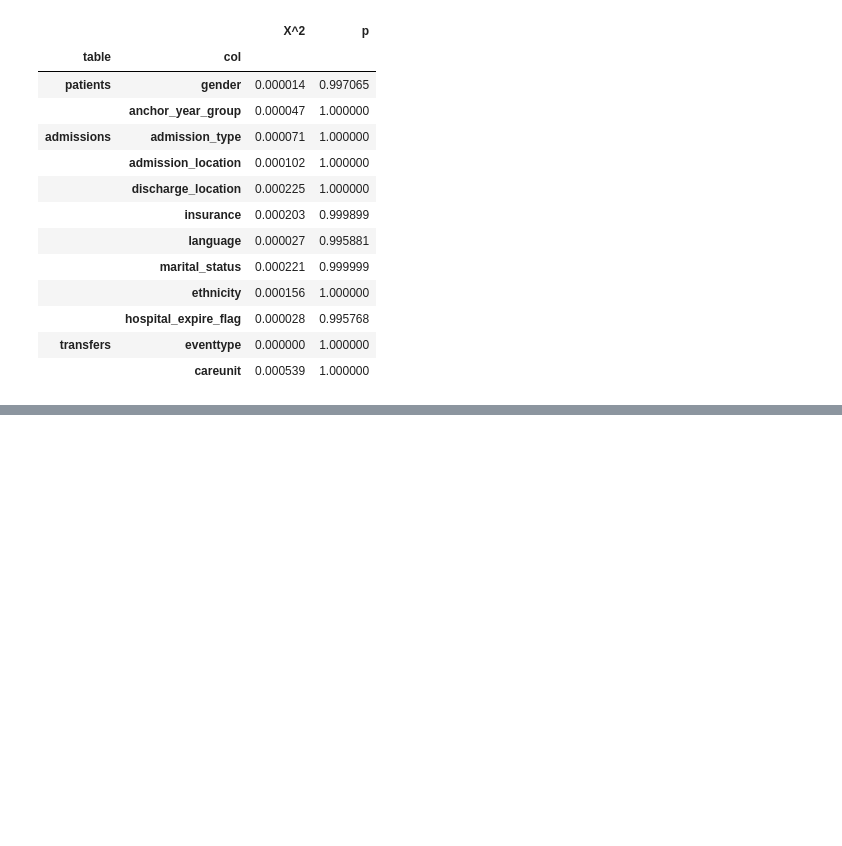
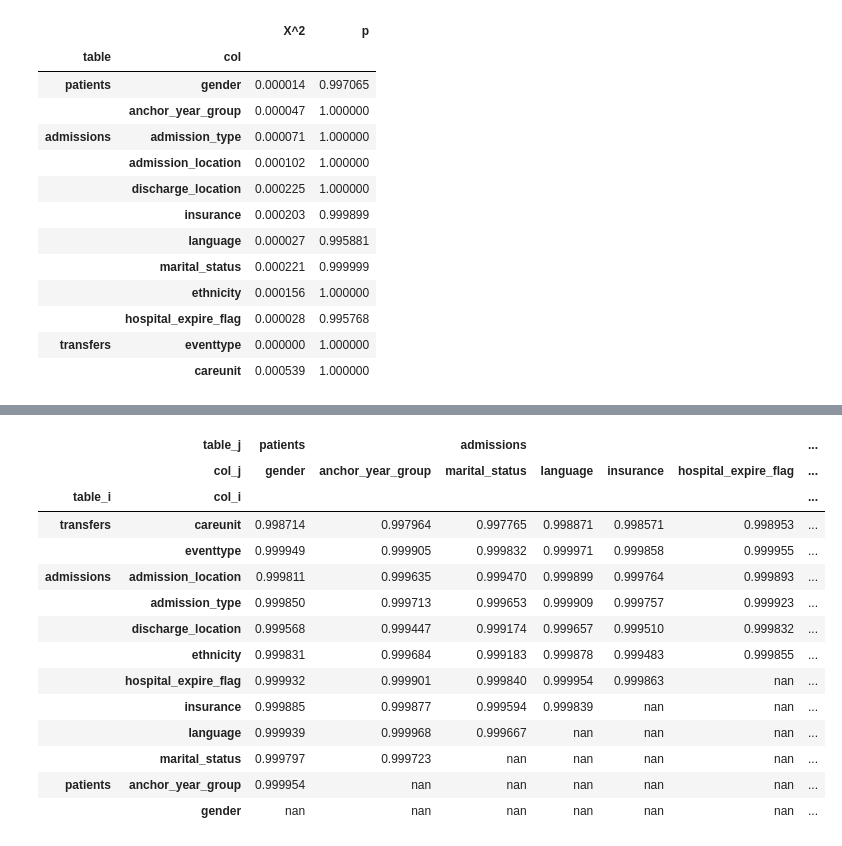
Before and after one commit to pasteur-dev/pasteur, a Jupyter notebook: notebooks/scratch.ipynb, the cells around one changed output, grey strips where cells are left out. Drawn from its saved outputs; the diff is of its cells as text; code cells hidden in the pictures; blank space fills up the shorter version.

Commit message:
add multitable discrete ks

```diff
--- a/notebooks/scratch.ipynb
+++ b/notebooks/scratch.ipynb
@@ -93,0 +111,11 @@ anchor_age
+# %%
+def get_parent(table):
+    match table:
+        case 'patients':
+            return None
+        case 'admissions':
+            return 'patients'
+        case 'transfers':
+            return 'admissions'
+        case _:
+            assert False, 'Table not found'
@@ -93,0 +167,37 @@ anchor_age
+# %%
+idx_tuples = []
+for table in reversed(tables):
+    a, _ = tables[table]
+    for col in sorted(a.keys()):
+        if is_categorical(table, col):
+            idx_tuples.append((table, col))
+
+idx = pd.MultiIndex.from_tuples(idx_tuples, names=['table_i', 'col_i'])
+cols = pd.MultiIndex.from_tuples(reversed(idx_tuples), names=['table_j', 'col_j'])
+
+pt = pd.DataFrame(res, columns=["table_i", "col_i", "table_j", "col_j", "KL"])
+pt = pt.pivot_table(
+    values="KL", index=["table_i", "col_i"], columns=["table_j", "col_j"]
+)
+pt = pt.reindex(index=idx, columns=cols)
+pt.style.background_gradient(axis=1).applymap(
+    lambda x: "color: transparent; background-color: transparent"
+    if pd.isnull(x)
+    else ""
+)
+# %% [output]
+|  | table_j | patients |  | admissions |  |  |  | ... |
+|  | col_j | gender | anchor_year_group | marital_status | language | insurance | hospital_expire_flag | ... |
+| table_i | col_i |  |  |  |  |  |  | ... |
+| transfers | careunit | 0.998714 | 0.997964 | 0.997765 | 0.998871 | 0.998571 | 0.998953 | ... |
+|  | eventtype | 0.999949 | 0.999905 | 0.999832 | 0.999971 | 0.999858 | 0.999955 | ... |
+| admissions | admission_location | 0.999811 | 0.999635 | 0.999470 | 0.999899 | 0.999764 | 0.999893 | ... |
+|  | admission_type | 0.999850 | 0.999713 | 0.999653 | 0.999909 | 0.999757 | 0.999923 | ... |
+|  | discharge_location | 0.999568 | 0.999447 | 0.999174 | 0.999657 | 0.999510 | 0.999832 | ... |
+|  | ethnicity | 0.999831 | 0.999684 | 0.999183 | 0.999878 | 0.999483 | 0.999855 | ... |
+|  | hospital_expire_flag | 0.999932 | 0.999901 | 0.999840 | 0.999954 | 0.999863 | nan | ... |
+|  | insurance | 0.999885 | 0.999877 | 0.999594 | 0.999839 | nan | nan | ... |
+|  | language | 0.999939 | 0.999968 | 0.999667 | nan | nan | nan | ... |
+|  | marital_status | 0.999797 | 0.999723 | nan | nan | nan | nan | ... |
+| patients | anchor_year_group | 0.999954 | nan | nan | nan | nan | nan | ... |
+|  | gender | nan | nan | nan | nan | nan | nan | ... |
```
Also changed, not shown: parts of 6 cells of this notebook.
